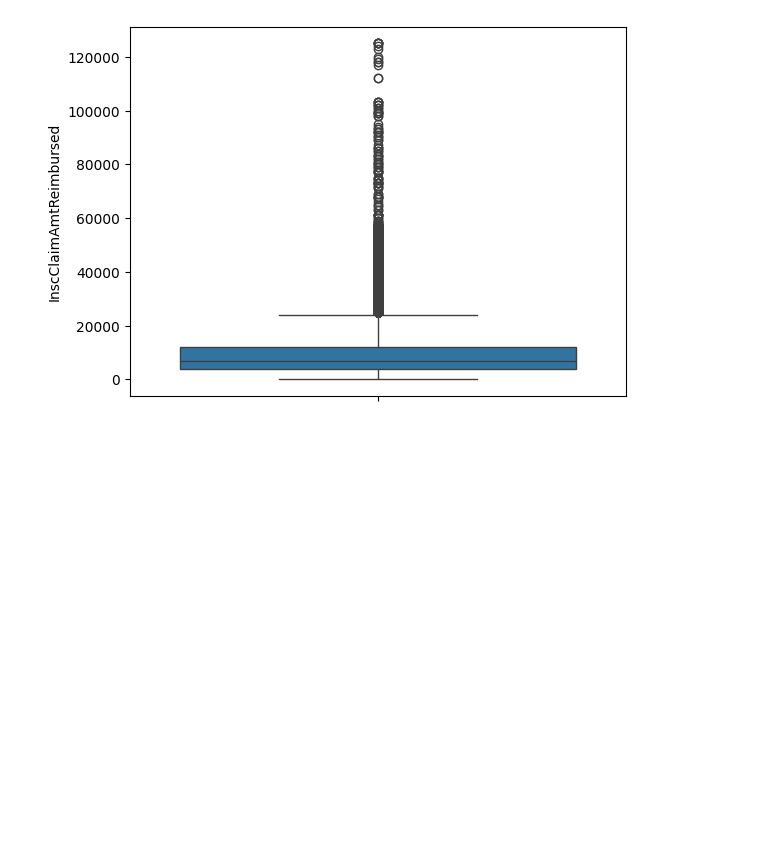
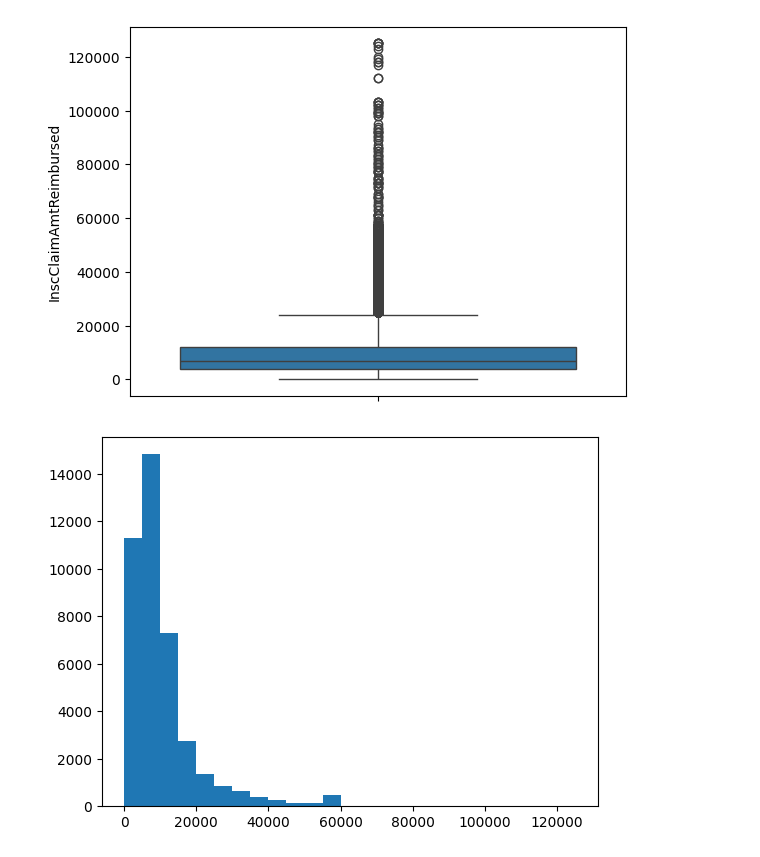
Before and after one commit to dantrainor9/Health-Claims-Fraud, a Jupyter notebook: Health_claims_fraud.ipynb, the cells around one changed output. Drawn from its saved outputs; the diff is of its cells as text; code cells hidden in the pictures; blank space fills up the shorter version.

```diff
--- a/Health_claims_fraud.ipynb
+++ b/Health_claims_fraud.ipynb
@@ -378,4 +378,6 @@ sns.boxplot(data=df_train_ip['InscClaimAmtReimbursed']);
 # %% [output]
 [figure]
 # %%
-plt.hist(df_train_ip['InscClaimAmtReimbursed']);
+plt.hist(df_train_ip['InscClaimAmtReimbursed'],bins=25);
+# %% [output]
+[figure, added]
```
